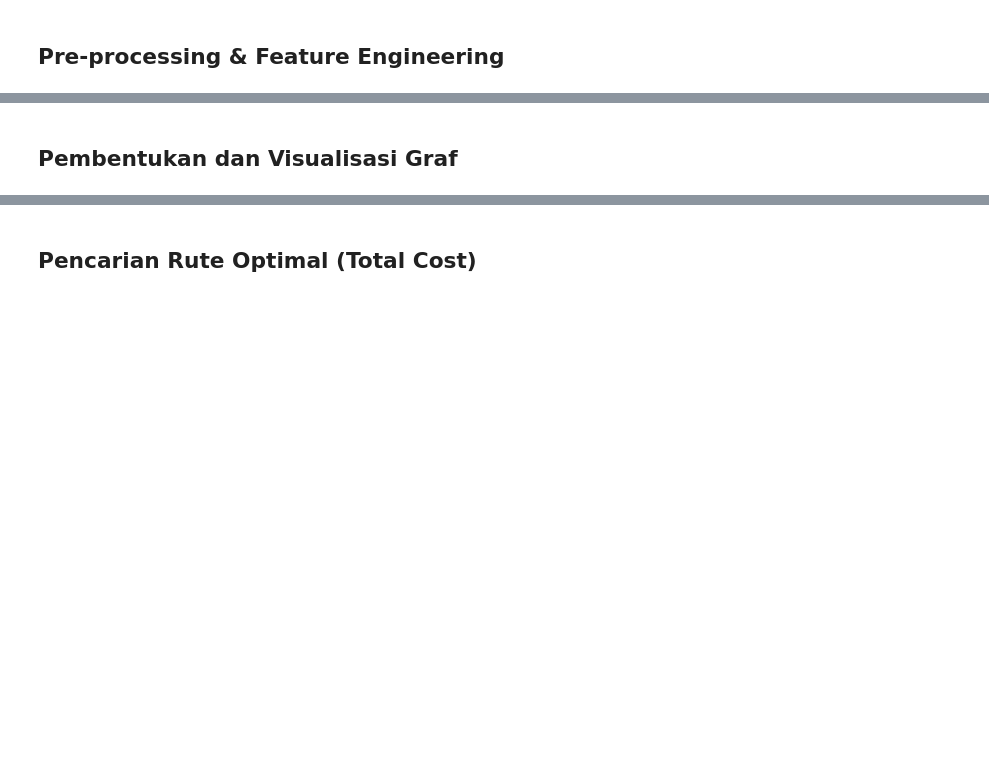
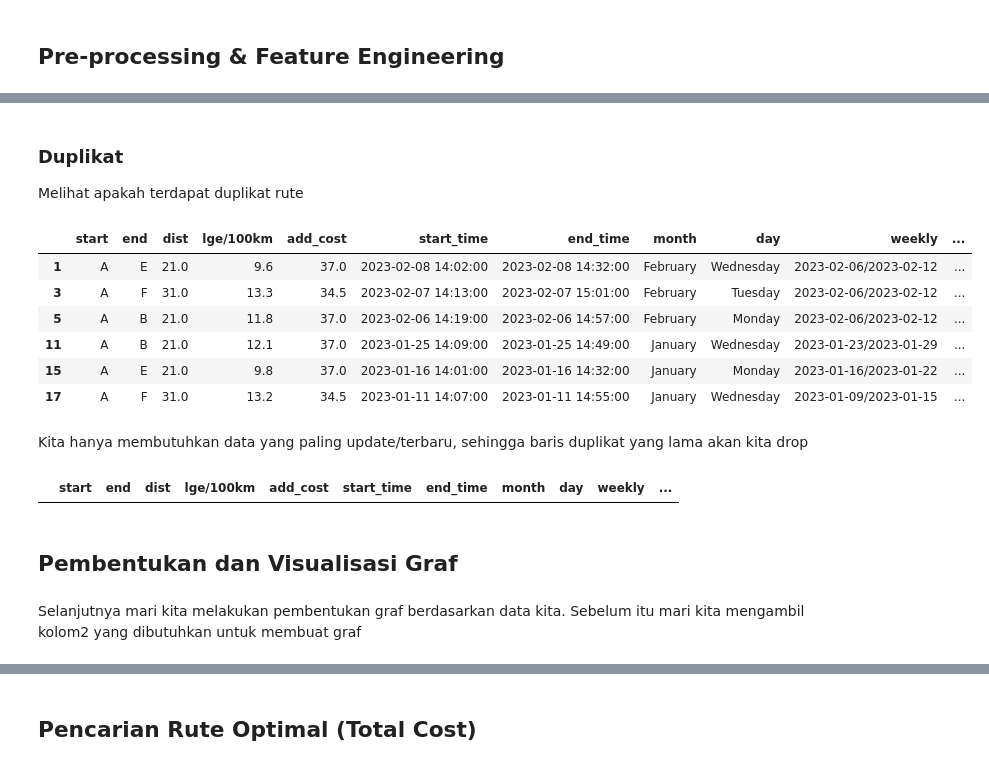
Before and after one commit to IrfanChairurrachman/dijkstra_bulog, a Jupyter notebook: Optimal_Route.ipynb, the cells around one changed output, grey strips where cells are left out. Drawn from its saved outputs; the diff is of its cells as text; code cells hidden in the pictures; blank space fills up the shorter version.

```diff
--- a/Optimal_Route.ipynb
+++ b/Optimal_Route.ipynb
@@ -807,0 +1012,9 @@ Graf terbagi menjadi dua jenis, yaitu *unweighted graph* dan *weighted graph*:
+# %%
+# Harga dexlite dalam satuan ribu
+fuel = 14.95
+# Mendapatkan total liter
+records['literneed'] = records['lge/100km'] * (records['dist'] / 100)
+# Total biaya bensin (dibulatkan)
+records['cost_fuel'] = round(records['literneed'] * fuel)
+
+records.head()
@@ -807,0 +1074,7 @@ Graf terbagi menjadi dua jenis, yaitu *unweighted graph* dan *weighted graph*:
+# %%
+# Biaya pendingin/jam dalam satuan ribu
+refrigerator = 9
+# total cost refri
+records['cost_refri'] = (records['time'] / 60) * refrigerator
+
+records.head(2)
@@ -808,2 +1123,27 @@ Graf terbagi menjadi dua jenis, yaitu *unweighted graph* dan *weighted graph*:
+# %% [markdown]
+### Duplikat
+
+Melihat apakah terdapat duplikat rute
+# %%
+records[records.duplicated(subset = ['start', 'end'], keep = False)]
+# %% [output]
+|  | start | end | dist | lge/100km | add_cost | start_time | end_time | month | day | weekly | ... |
+| 1 | A | E | 21.0 | 9.6 | 37.0 | 2023-02-08 14:02:00 | 2023-02-08 14:32:00 | February | Wednesday | 2023-02-06/2023-02-12 | ... |
+| 3 | A | F | 31.0 | 13.3 | 34.5 | 2023-02-07 14:13:00 | 2023-02-07 15:01:00 | February | Tuesday | 2023-02-06/2023-02-12 | ... |
+| 5 | A | B | 21.0 | 11.8 | 37.0 | 2023-02-06 14:19:00 | 2023-02-06 14:57:00 | February | Monday | 2023-02-06/2023-02-12 | ... |
+| 11 | A | B | 21.0 | 12.1 | 37.0 | 2023-01-25 14:09:00 | 2023-01-25 14:49:00 | January | Wednesday | 2023-01-23/2023-01-29 | ... |
+| 15 | A | E | 21.0 | 9.8 | 37.0 | 2023-01-16 14:01:00 | 2023-01-16 14:32:00 | January | Monday | 2023-01-16/2023-01-22 | ... |
+| 17 | A | F | 31.0 | 13.2 | 34.5 | 2023-01-11 14:07:00 | 2023-01-11 14:55:00 | January | Wednesday | 2023-01-09/2023-01-15 | ... |
+# %% [markdown]
+Kita hanya membutuhkan data yang paling update/terbaru, sehingga baris duplikat yang lama akan kita drop
+# %%
+# Drop duplikat untuk data lama (pertahankan data terbaru)
+records_new = records[~records.duplicated(subset = ['start', 'end'], keep = 'first')].copy()
+# cek duplikat
+records_new[records_new.duplicated(subset = ['start', 'end'], keep = False)]
+# %% [output]
+|  | start | end | dist | lge/100km | add_cost | start_time | end_time | month | day | weekly | ... |
 # %% [markdown]
 ## Pembentukan dan Visualisasi Graf
+# %% [markdown]
+Selanjutnya mari kita melakukan pembentukan graf berdasarkan data kita. Sebelum itu mari kita mengambil kolom2 yang dibutuhkan untuk membuat graf
```
Also changed, not shown: parts of 70 cells of this notebook, 3 other files.
